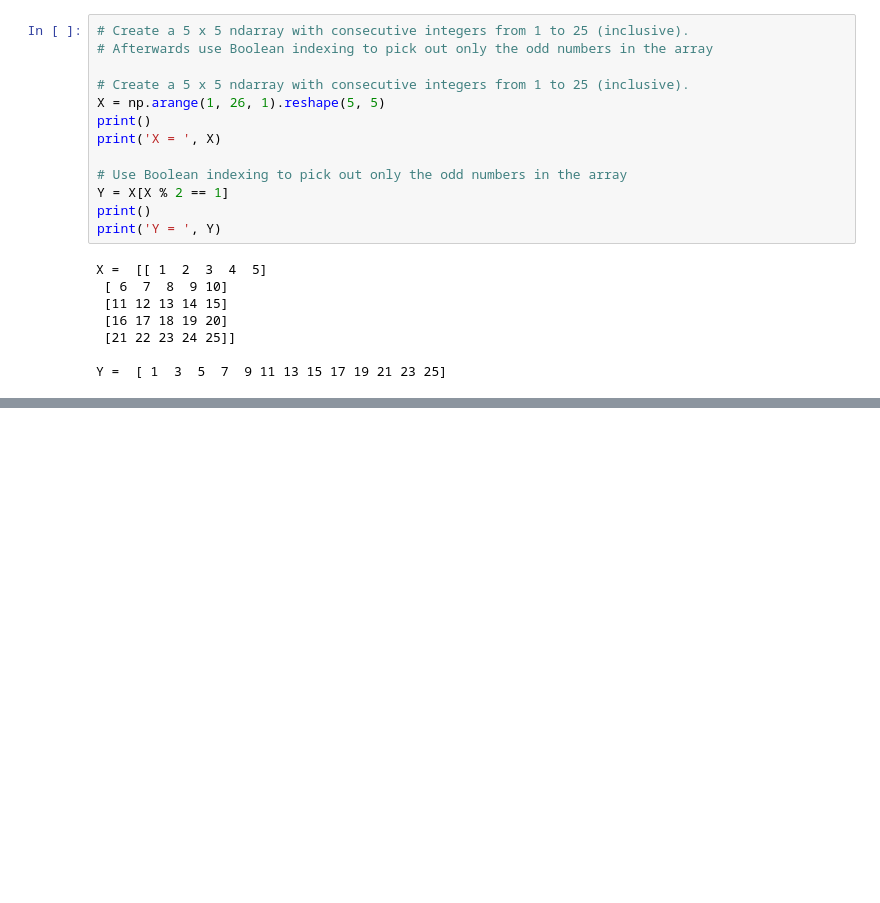
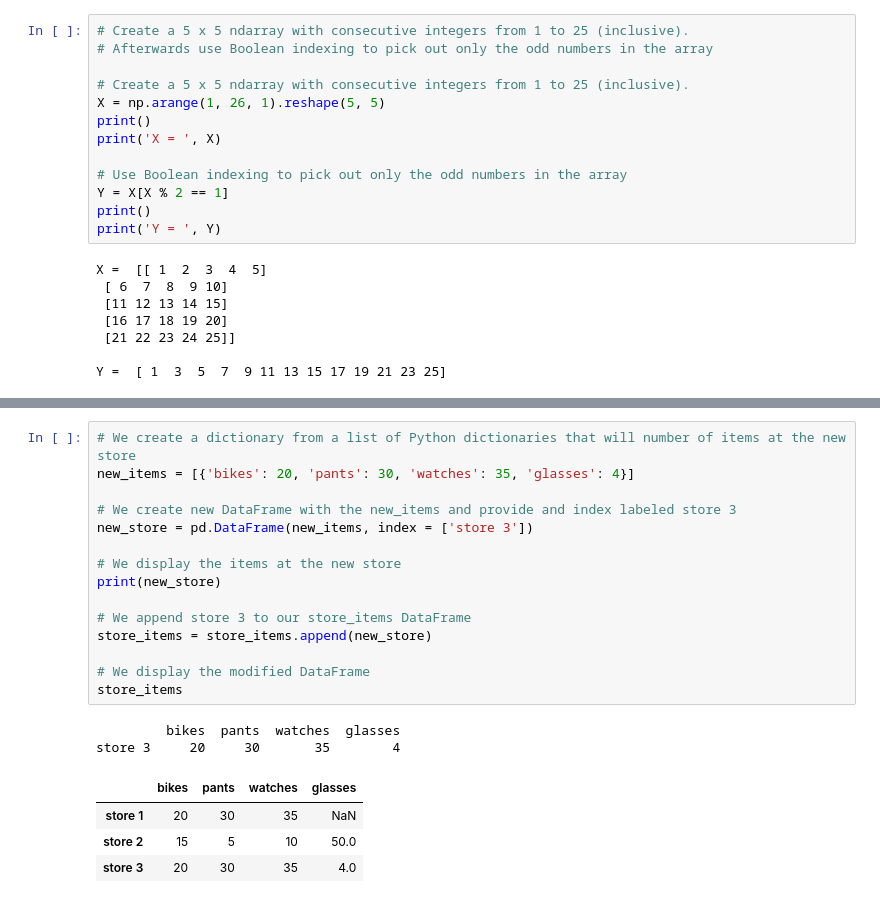
Before and after one commit to ssi112/programming-data-science-python, a Jupyter notebook: python/numpy_test.ipynb, the cells around one changed output, grey strips where cells are left out. Cells and saved outputs as stored; diff of their text form; blank space fills up the shorter version.

```diff
--- a/python/numpy_test.ipynb
+++ b/python/numpy_test.ipynb
@@ -817,0 +1123,22 @@ Y =  [ 1  3  5  7  9 11 13 15 17 19 21 23 25]
+# %%
+# We create a dictionary from a list of Python dictionaries that will number of items at the new store
+new_items = [{'bikes': 20, 'pants': 30, 'watches': 35, 'glasses': 4}]
+
+# We create new DataFrame with the new_items and provide and index labeled store 3
+new_store = pd.DataFrame(new_items, index = ['store 3'])
+
+# We display the items at the new store
+print(new_store)
+
+# We append store 3 to our store_items DataFrame
+store_items = store_items.append(new_store)
+
+# We display the modified DataFrame
+store_items
+# %% [output]
+         bikes  pants  watches  glasses
+store 3     20     30       35        4
+|  | bikes | pants | watches | glasses |
+| store 1 | 20 | 30 | 35 | NaN |
+| store 2 | 15 | 5 | 10 | 50.0 |
+| store 3 | 20 | 30 | 35 | 4.0 |
```
Also changed, not shown: parts of 23 cells of this notebook, 1 other file.
